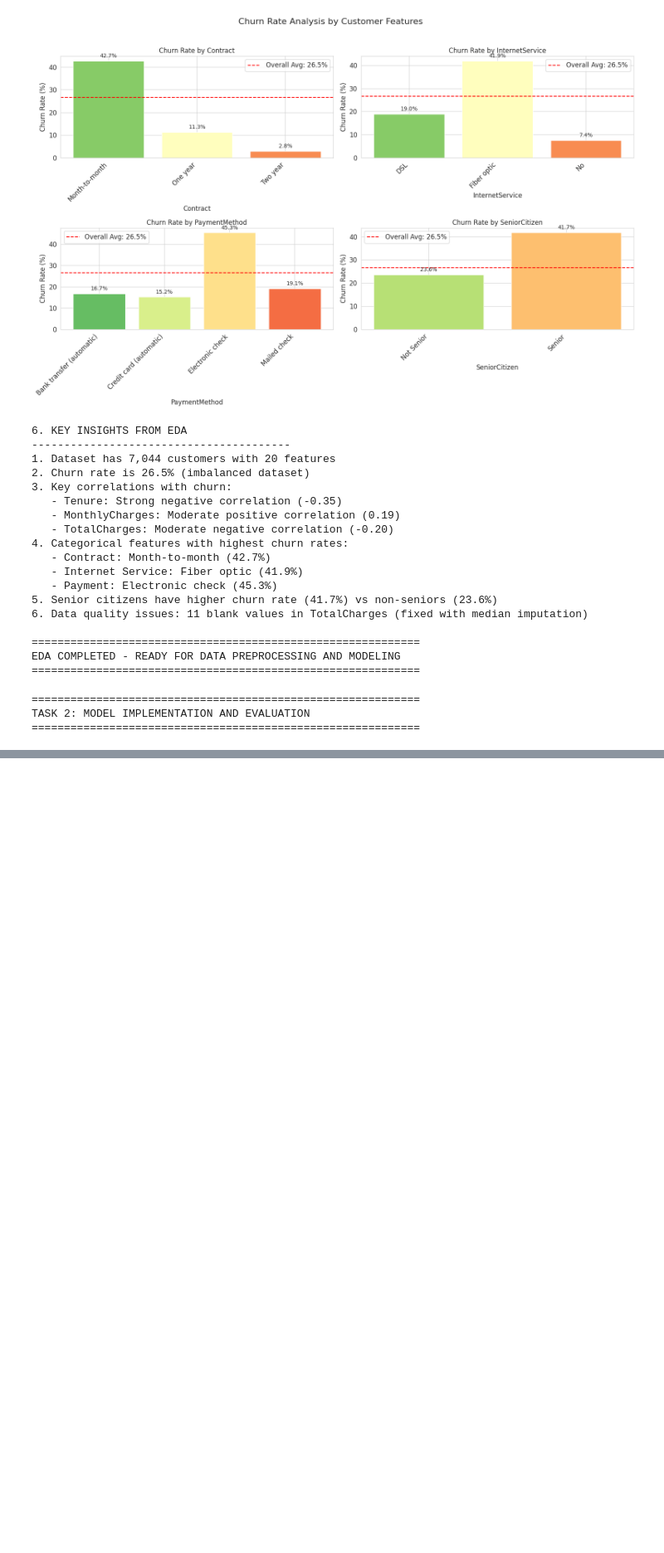
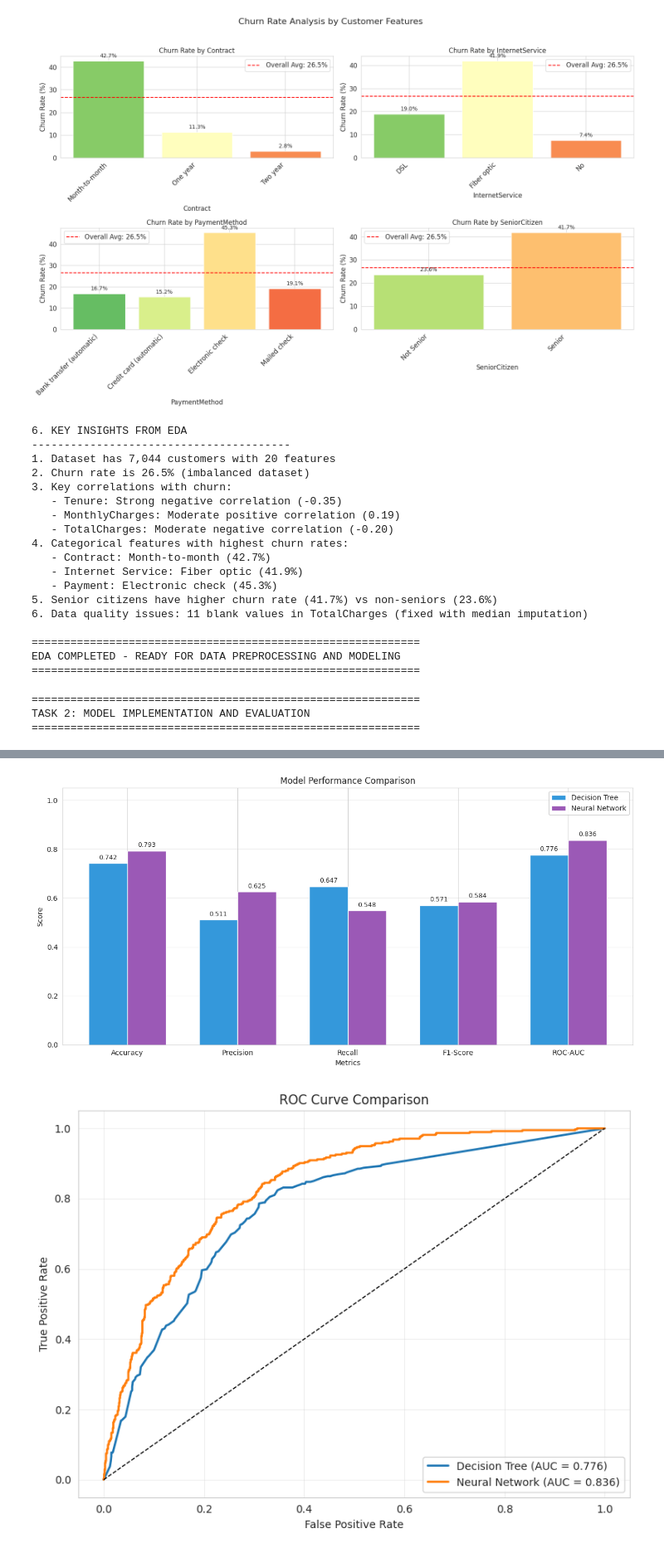
Before and after one commit to tharusha20241825-afk/MLCW, a Jupyter notebook: Tharusha.ipynb, the cells around one changed output, grey strips where cells are left out. Shown at 83% size. Saved outputs shown, nothing was run; the diff lists cells and outputs as text; code cells hidden in the pictures; blank space fills up the shorter version.

```diff
--- a/Tharusha.ipynb
+++ b/Tharusha.ipynb
@@ -431,0 +1016,72 @@ plt.rcParams['figure.figsize'] = (10, 6)
+# %%
+# ======================
+# 11. MODEL COMPARISON
+# ======================
+
+print("\n" + "=" * 60)
+print("MODEL COMPARISON AND CONCLUSION")
+print("=" * 60)
+
+# Create comparison dataframe
+comparison_df = pd.DataFrame({
+    'Metric': ['Accuracy', 'Precision', 'Recall', 'F1-Score', 'ROC-AUC'],
+    'Decision Tree': [
+        dt_metrics['Test Accuracy'],
+        dt_metrics['Test Precision'],
+        dt_metrics['Test Recall'],
+        dt_metrics['Test F1-Score'],
+        dt_metrics['Test ROC-AUC']
+    ],
+    'Neural Network': [
+        ann_metrics['Test Accuracy'],
+        ann_metrics['Test Precision'],
+        ann_metrics['Test Recall'],
+        ann_metrics['Test F1-Score'],
+        ann_metrics['Test ROC-AUC']
+    ]
+})
+
+print("\nPerformance Comparison (Test Set):")
+print(comparison_df.to_string(index=False))
+
+# Visual comparison
+fig, ax = plt.subplots(figsize=(12, 6))
+
+x = np.arange(len(comparison_df))
+width = 0.35
+
+rects1 = ax.bar(x - width/2, comparison_df['Decision Tree'], width, label='Decision Tree', color='#3498db')
+rects2 = ax.bar(x + width/2, comparison_df['Neural Network'], width, label='Neural Network', color='#9b59b6')
+
+ax.set_xlabel('Metrics')
+ax.set_ylabel('Score')
+ax.set_title('Model Performance Comparison')
+ax.set_xticks(x)
+ax.set_xticklabels(comparison_df['Metric'])
+ax.set_ylim(0, 1.05)
+ax.legend()
+ax.grid(axis='y', alpha=0.3)
+
+# Add value labels
+for rects in [rects1, rects2]:
+    for rect in rects:
+        height = rect.get_height()
+        ax.text(rect.get_x() + rect.get_width()/2., height + 0.01,
+                f'{height:.3f}', ha='center', va='bottom', fontsize=9)
+
+plt.tight_layout()
+plt.show()
+
+# Combined ROC Curve
+plt.figure(figsize=(8, 6))
+plt.plot(fpr_dt, tpr_dt, label=f'Decision Tree (AUC = {roc_auc_dt:.3f})', linewidth=2)
+plt.plot(fpr_ann, tpr_ann, label=f'Neural Network (AUC = {roc_auc_ann:.3f})', linewidth=2)
+plt.plot([0, 1], [0, 1], 'k--', linewidth=1)
+plt.xlabel('False Positive Rate')
+plt.ylabel('True Positive Rate')
+plt.title('ROC Curve Comparison')
+plt.legend(loc='lower right')
+plt.grid(alpha=0.3)
+plt.tight_layout()
+plt.show()
+# %% [output]
@@ -431,0 +1099,2 @@ plt.rcParams['figure.figsize'] = (10, 6)
+[figure, added]
+[figure, added]
```
Also changed, not shown: parts of 13 cells of this notebook.
